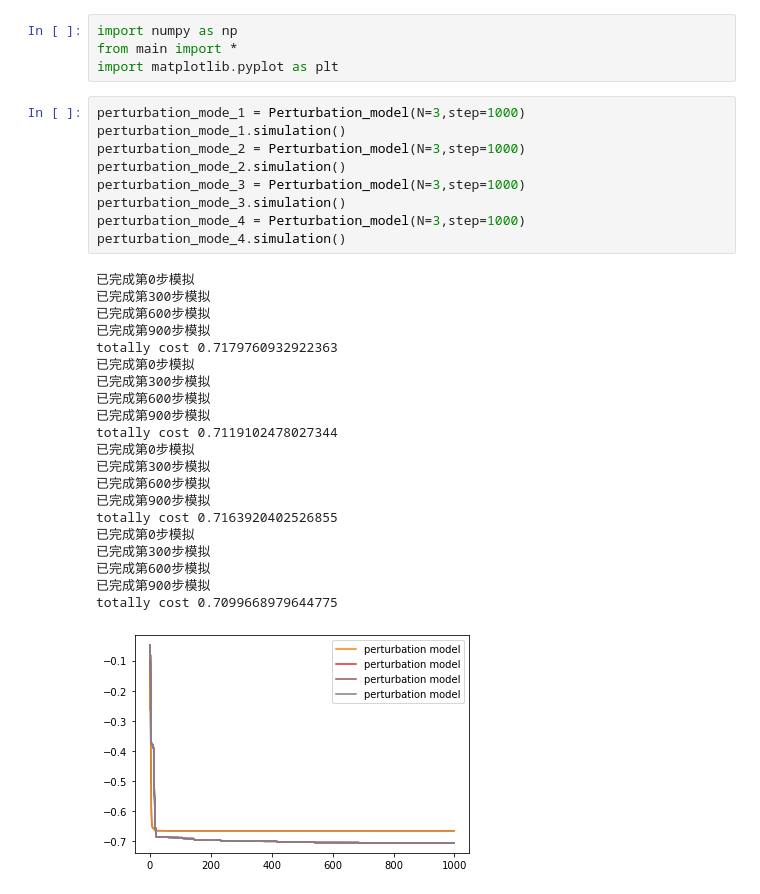
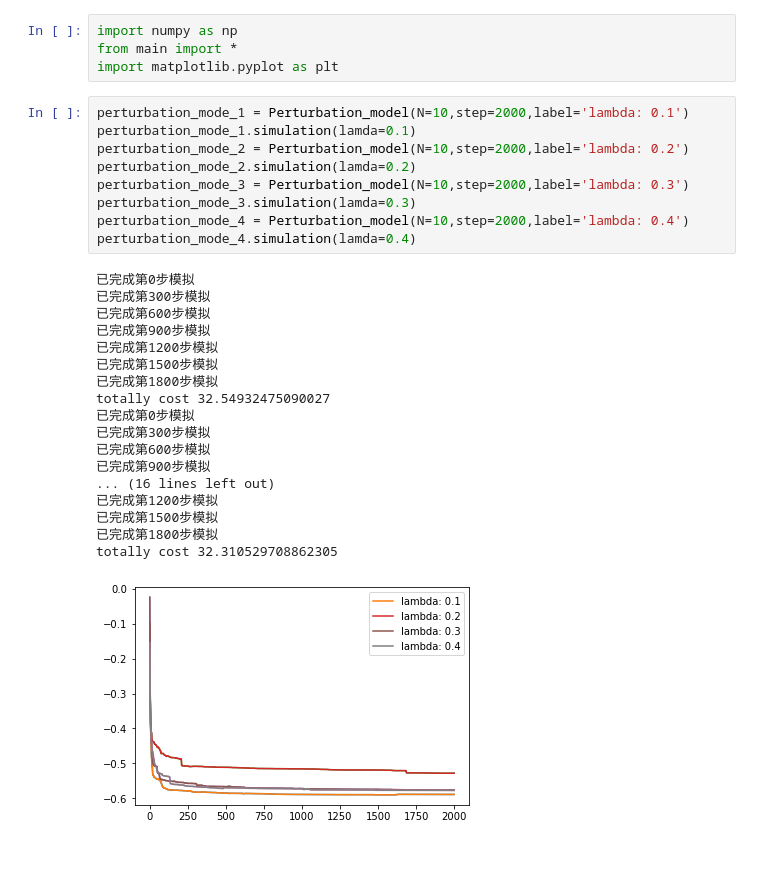
Before and after one commit to Yibo-Zhang/ising_model, a Jupyter notebook: python/heisenberg/Untitled.ipynb, the cells around one changed output. Saved outputs shown, nothing was run; the diff lists cells and outputs as text; blank space fills up the shorter version.

```diff
--- a/python/heisenberg/Untitled.ipynb
+++ b/python/heisenberg/Untitled.ipynb
@@ -3,34 +3,31 @@ import numpy as np
 from main import *
 import matplotlib.pyplot as plt
 # %%
-perturbation_mode_1 = Perturbation_model(N=3,step=1000)
-perturbation_mode_1.simulation()
-perturbation_mode_2 = Perturbation_model(N=3,step=1000)
-perturbation_mode_2.simulation()
-perturbation_mode_3 = Perturbation_model(N=3,step=1000)
-perturbation_mode_3.simulation()
-perturbation_mode_4 = Perturbation_model(N=3,step=1000)
-perturbation_mode_4.simulation()
+perturbation_mode_1 = Perturbation_model(N=10,step=2000,label='lambda: 0.1')
+perturbation_mode_1.simulation(lamda=0.1)
+perturbation_mode_2 = Perturbation_model(N=10,step=2000,label='lambda: 0.2')
+perturbation_mode_2.simulation(lamda=0.2)
+perturbation_mode_3 = Perturbation_model(N=10,step=2000,label='lambda: 0.3')
+perturbation_mode_3.simulation(lamda=0.3)
+perturbation_mode_4 = Perturbation_model(N=10,step=2000,label='lambda: 0.4')
+perturbation_mode_4.simulation(lamda=0.4)
 # %% [output]
 已完成第0步模拟
 已完成第300步模拟
 已完成第600步模拟
 已完成第900步模拟
-totally cost 0.7179760932922363
+已完成第1200步模拟
+已完成第1500步模拟
+已完成第1800步模拟
+totally cost 32.54932475090027
 已完成第0步模拟
 已完成第300步模拟
 已完成第600步模拟
 已完成第900步模拟
-totally cost 0.7119102478027344
-已完成第0步模拟
-已完成第300步模拟
-已完成第600步模拟
-已完成第900步模拟
-totally cost 0.7163920402526855
-已完成第0步模拟
-已完成第300步模拟
-已完成第600步模拟
-已完成第900步模拟
-totally cost 0.7099668979644775
+... (16 lines left out)
+已完成第1200步模拟
+已完成第1500步模拟
+已完成第1800步模拟
+totally cost 32.310529708862305
-[figure, old version]
+[figure, new version]
 # %%
```
Also changed, not shown: parts of 4 cells of this notebook, 1 other file.
